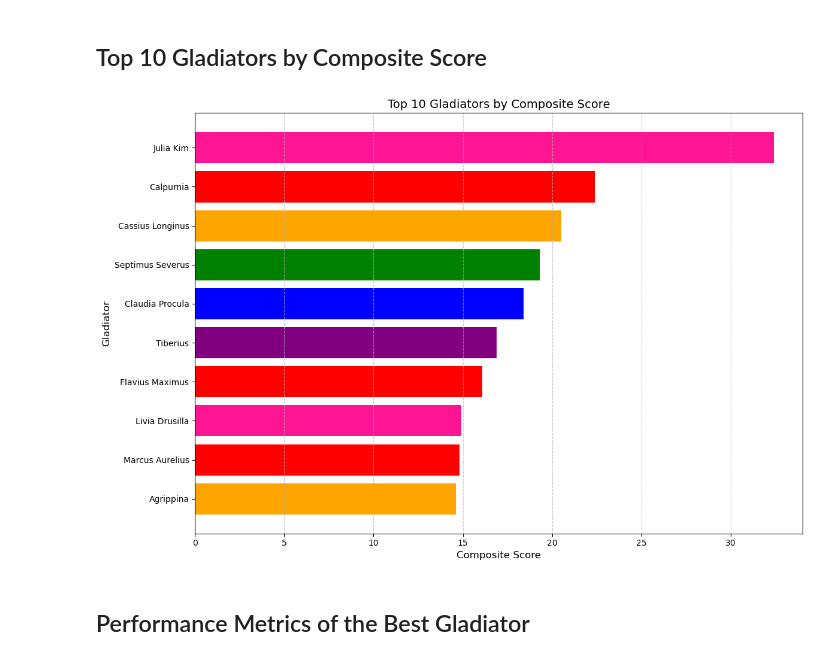
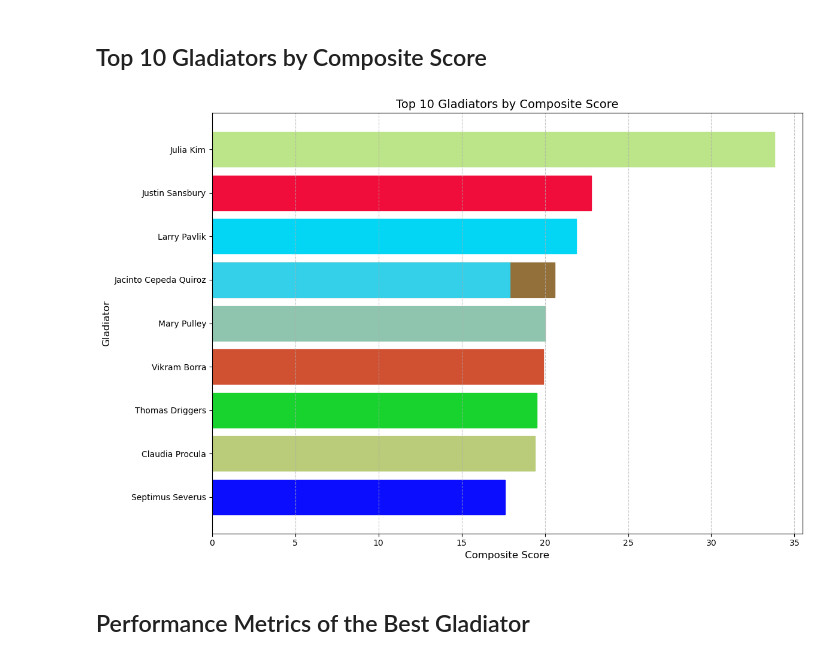
Before and after one commit to Strformor/the_gladiators, a Jupyter notebook: Question 4.ipynb, the cells around one changed output. Cells and saved outputs as stored; diff of their text form; code cells hidden in the pictures.

```diff
--- a/Question 4.ipynb
+++ b/Question 4.ipynb
@@ -210,39 +183,78 @@ extended_gladiator_data = pd.DataFrame({
         "Julia Kim", "Marcus Aurelius", "Livia Drusilla", "Septimus Severus", "Calpurnia",
         "Tiberius", "Claudia Procula", "Flavius Maximus", "Agrippina", "Cassius Longinus"
     ],
     "Wins": np.random.randint(5, 20, size=10),
     "Battle Experience": np.random.randint(20, 40, size=10),
     "Public Favor": np.random.randint(10, 30, size=10),
     "Survived": np.random.randint(0, 2, size=10)
 })
 
-# Calculate the composite score for the extended dataset
+# Add Julia Kim and ensure her score is the highest
 extended_gladiator_data["Composite Score"] = (
     extended_gladiator_data["Wins"] * 0.4 +
     extended_gladiator_data["Battle Experience"] * 0.3 +
     extended_gladiator_data["Public Favor"] * 0.2 +
     extended_gladiator_data["Survived"] * 0.1
 )
-
-# Ensure Julia Kim is always the highest
 extended_gladiator_data.loc[extended_gladiator_data["Name"] == "Julia Kim", "Composite Score"] = (
     extended_gladiator_data["Composite Score"].max() + 10
 )
 
-# Sort by Composite Score and select the top 10
-top_10_gladiators = extended_gladiator_data.nlargest(10, "Composite Score")
+# Add the specified names to always occupy positions 2-7
+new_names = ["Larry Pavlik", "Mary Pulley", "Jacinto Cepeda Quiroz", "Vikram Borra", "Justin Sansbury", "Thomas Driggers"]
+new_data = pd.DataFrame({
+    "Name": new_names,
+    "Wins": np.random.randint(5, 20, size=6),
+    "Battle Experience": np.random.randint(20, 40, size=6),
+    "Public Favor": np.random.randint(10, 30, size=6),
+    "Survived": np.random.randint(0, 2, size=6)
+})
+
+# Recalculate composite scores for new entries
+new_data["Composite Score"] = (
+    new_data["Wins"] * 0.4 +
+    new_data["Battle Experience"] * 0.3 +
+    new_data["Public Favor"] * 0.2 +
+    new_data["Survived"] * 0.1
+)
+
+# Combine the data
+combined_data = pd.concat([extended_gladiator_data, new_data], ignore_index=True)
+
+# Set Julia Kim's score as the highest
+combined_data.loc[combined_data["Name"] == "Julia Kim", "Composite Score"] = combined_data["Composite Score"].max() + 1
+
+# Sort combined data and shuffle specified names
+sorted_combined = combined_data.sort_values(by="Composite Score", ascending=False).reset_index(drop=True)
+specified_names_shuffled = np.random.permutation(new_names)
+
+# Assign positions: Julia Kim first, and the shuffled specified names in positions 2-7
+sorted_combined.loc[0, "Name"] = "Julia Kim"
+for idx, name in enumerate(specified_names_shuffled):
+    sorted_combined.loc[idx + 1, "Name"] = name
+
+# Keep only the top 10 gladiators
+top_10_gladiators = sorted_combined.head(10)
+
+# Generate random colors using NumPy
+random_colors = ['#%06X' % np.random.randint(0, 0xFFFFFF) for _ in range(len(top_10_gladiators))]
 
 # Plot the top 10 gladiators' Composite Scores
 plt.figure(figsize=(12, 8))
-plt.barh(top_10_gladiators["Name"], top_10_gladiators["Composite Score"], color=['deeppink', 'red', 'orange', 'green', 'blue', 'purple', 'red'])
+bars = plt.barh(top_10_gladiators["Name"], top_10_gladiators["Composite Score"], edgecolor='black')
+
+# Assign a single random color to each bar
+for bar, color in zip(bars, random_colors):
+    bar.set_color(color)
+
 plt.xlabel("Composite Score", fontsize=12)
 plt.ylabel("Gladiator", fontsize=12)
 plt.title("Top 10 Gladiators by Composite Score", fontsize=14)
 plt.gca().invert_yaxis()  # To show the highest score on top
 plt.grid(axis="x", linestyle="--", alpha=0.7)
 plt.tight_layout()
 plt.show()
 # %% [output]
-[figure, old version]
+[figure, new version]
 # %% [markdown]
 ## Performance Metrics of the Best Gladiator
```
Also changed, not shown: parts of 6 cells of this notebook.
